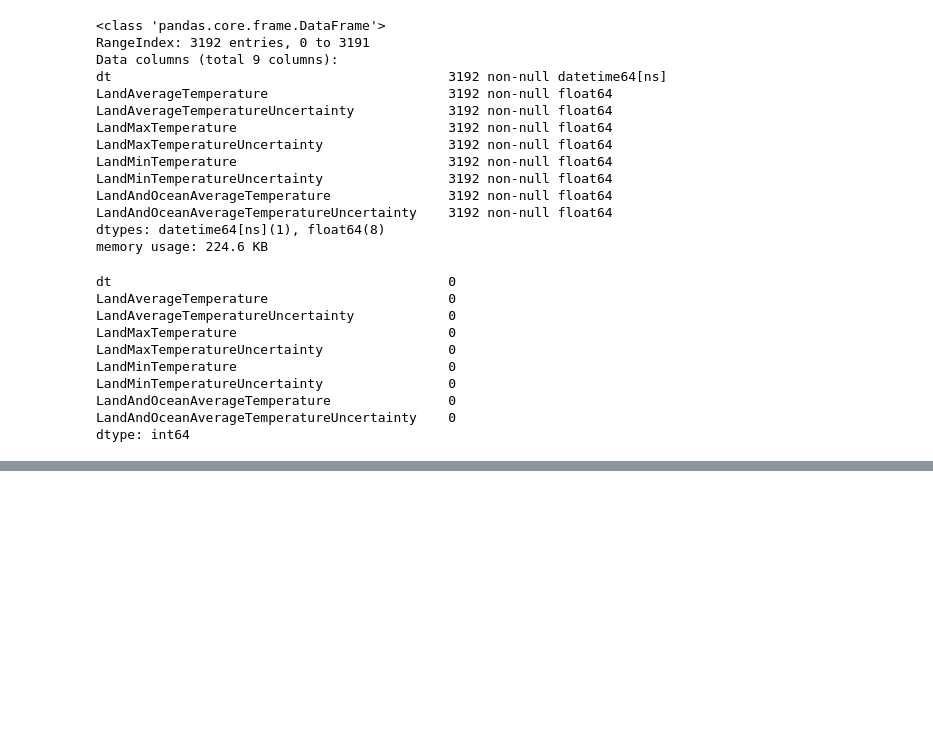
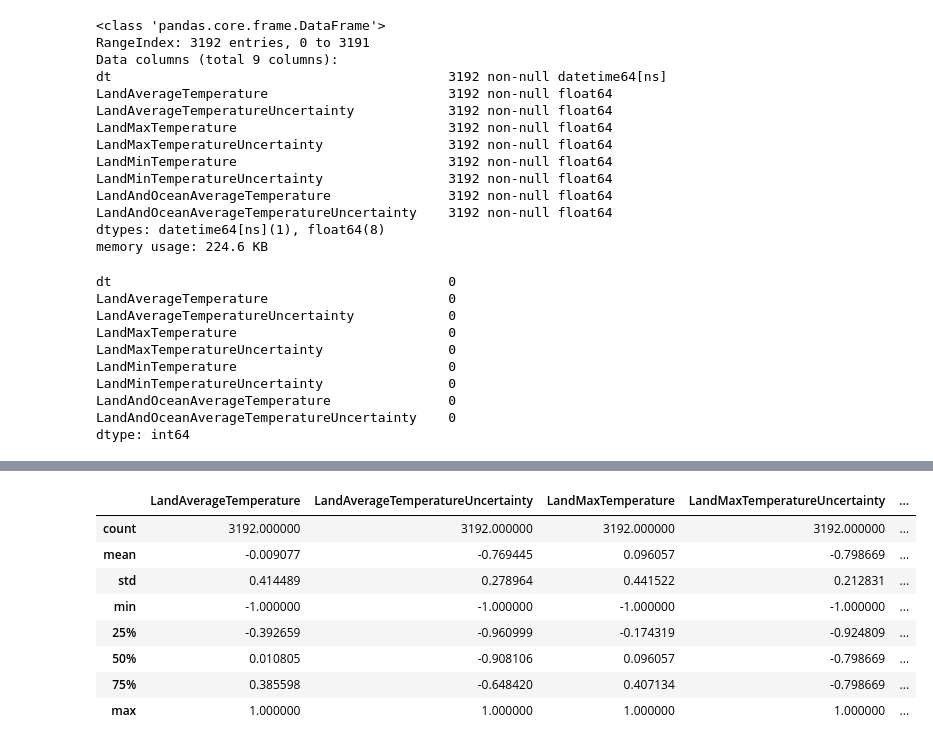
Before and after one commit to anitakowalczyk/temperature-change-regression, a Jupyter notebook: preprocessing.ipynb, the cells around one changed output, grey strips where cells are left out. Saved outputs shown, nothing was run; the diff lists cells and outputs as text; code cells hidden in the pictures; blank space fills up the shorter version.

```diff
--- a/preprocessing.ipynb
+++ b/preprocessing.ipynb
@@ -67,0 +91,12 @@ dtype: int64
+# %%
+data.describe()
+# %% [output]
+|  | LandAverageTemperature | LandAverageTemperatureUncertainty | LandMaxTemperature | LandMaxTemperatureUncertainty | ... |
+| count | 3192.000000 | 3192.000000 | 3192.000000 | 3192.000000 | ... |
+| mean | -0.009077 | -0.769445 | 0.096057 | -0.798669 | ... |
+| std | 0.414489 | 0.278964 | 0.441522 | 0.212831 | ... |
+| min | -1.000000 | -1.000000 | -1.000000 | -1.000000 | ... |
+| 25% | -0.392659 | -0.960999 | -0.174319 | -0.924809 | ... |
+| 50% | 0.010805 | -0.908106 | 0.096057 | -0.798669 | ... |
+| 75% | 0.385598 | -0.648420 | 0.407134 | -0.798669 | ... |
+| max | 1.000000 | 1.000000 | 1.000000 | 1.000000 | ... |
```
Also changed, not shown: parts of 15 cells of this notebook.
